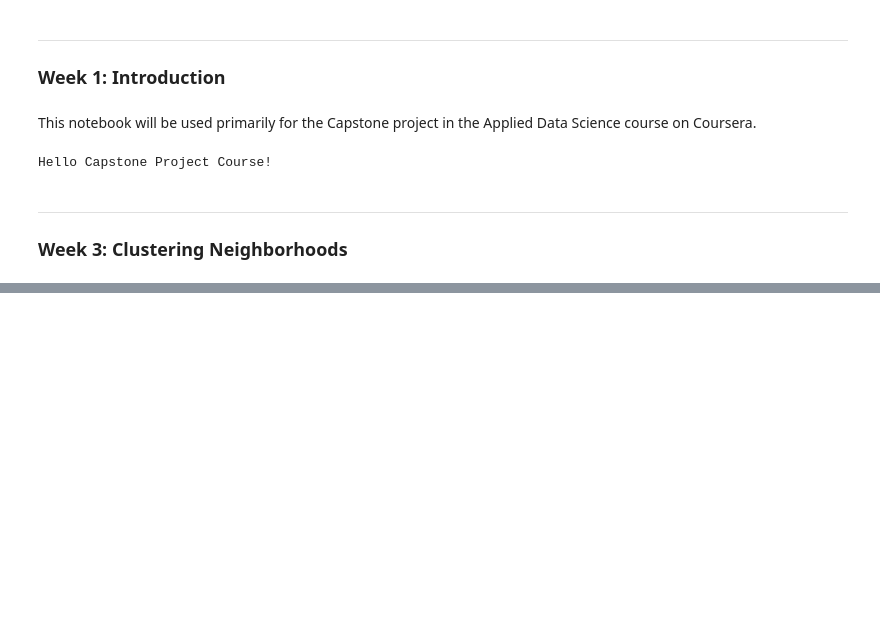
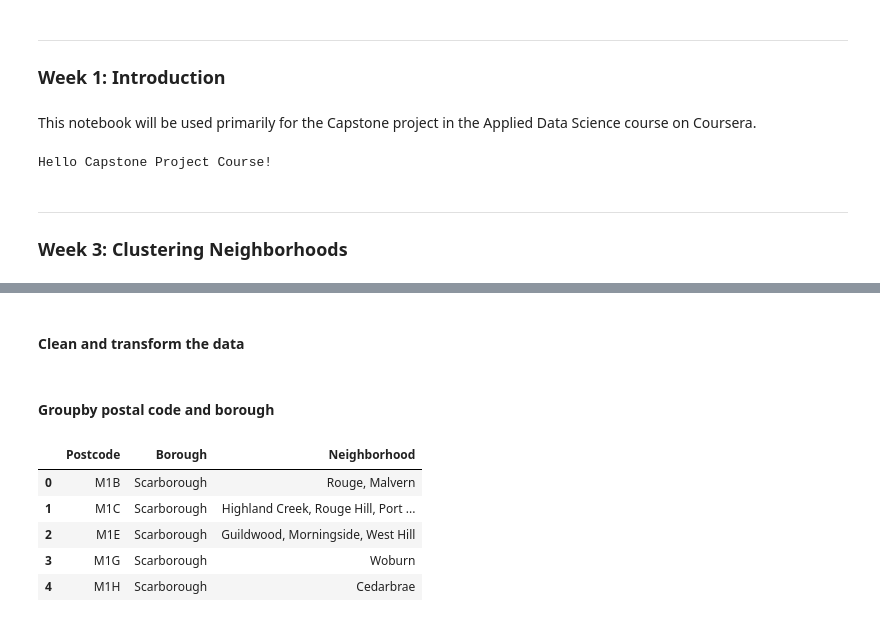
Before and after one commit to cassmtz/Coursera_capstone, a Jupyter notebook: Capstone Project Notebook_wk3.ipynb, the cells around one changed output, grey strips where cells are left out. Saved outputs shown, nothing was run; the diff lists cells and outputs as text; code cells hidden in the pictures; blank space fills up the shorter version.

```diff
--- a/Capstone Project Notebook_wk3.ipynb
+++ b/Capstone Project Notebook_wk3.ipynb
@@ -137,0 +59,14 @@ df_toronto.head(12)
+# %%
+table_can_zipinfo = soup.find('table')
+colvals = table_can_zipinfo.find_all('td')
+
+elem_cnt = len(colvals)
+
+postcode = []
+borough = []
+neighborhood = []
+
+for i in range(0, elem_cnt, 3):
+    postcode.append(colvals[i].text.strip())
+    borough.append(colvals[i+1].text.strip())
+    neighborhood.append(colvals[i+2].text.strip())
@@ -137,0 +75,5 @@ df_toronto.head(12)
+# %%
+df_can_postcode = pd.DataFrame(data=[postcode, borough, neighborhood]).transpose()
+df_can_postcode.columns = ['Postcode', 'Borough', 'Neighborhood']
+# %% [markdown]
+#### Clean and transform the data
@@ -137,0 +83,2 @@ df_toronto.head(12)
+# %% [markdown]
+#### Groupby postal code and borough
@@ -138 +88,10 @@ df_toronto.head(12)
+# %%
+df_grp_can.head()
+# %% [output]
+|  | Postcode | Borough | Neighborhood |
+| 0 | M1B | Scarborough | Rouge, Malvern |
+| 1 | M1C | Scarborough | Highland Creek, Rouge Hill, Port ... |
+| 2 | M1E | Scarborough | Guildwood, Morningside, West Hill |
+| 3 | M1G | Scarborough | Woburn |
+| 4 | M1H | Scarborough | Cedarbrae |
 # %%
```
Also changed, not shown: parts of 24 cells of this notebook.
